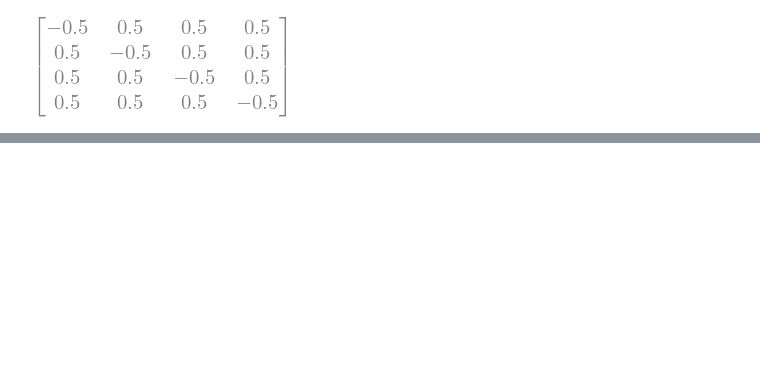
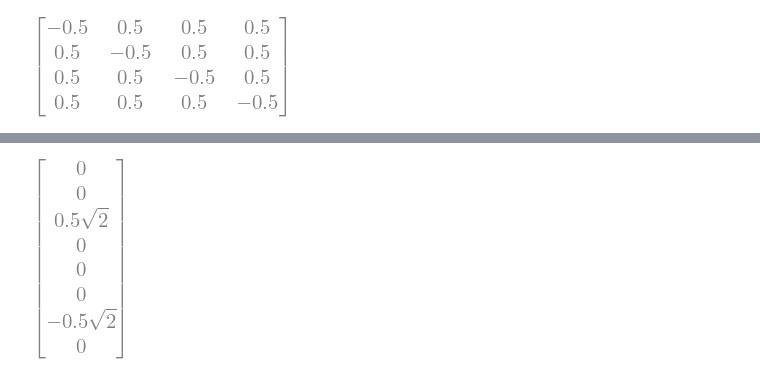
Before and after one commit to jbperin/hello-world, a Jupyter notebook: quantique/OneOutOfFour.ipynb, the cells around one changed output, grey strips where cells are left out. Cells and saved outputs as stored; diff of their text form; code cells hidden in the pictures; blank space fills up the shorter version.

```diff
--- a/quantique/OneOutOfFour.ipynb
+++ b/quantique/OneOutOfFour.ipynb
@@ -73,0 +78,4 @@ Ub4measure
+# %%
+TensorProduct(I, Ub4measure)*TensorProduct(I,Hgate,Hgate)*Uf_01*TensorProduct(Hgate*ket1,Hgate*ket0,Hgate*ket0)
+# %% [output]
+[figure, added]
```
Also changed, not shown: parts of 18 cells of this notebook.
